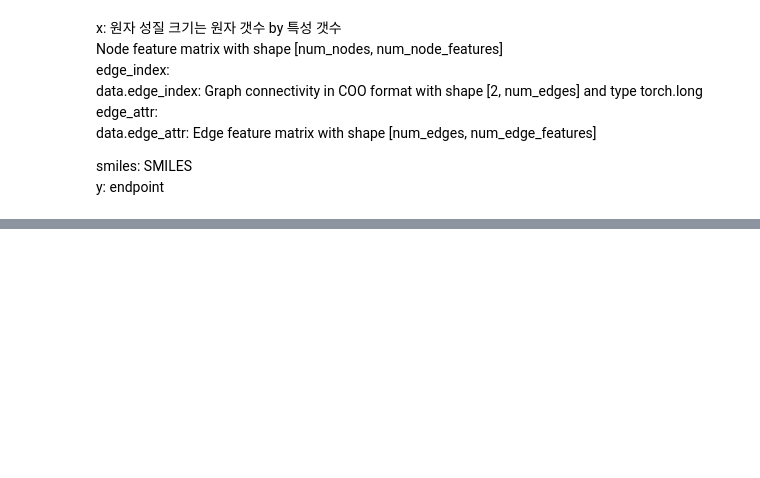
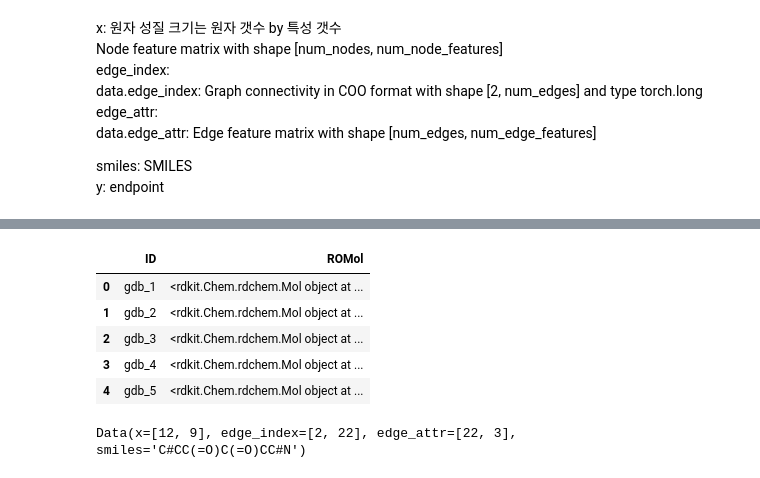
Before and after one commit to chltjs1921/2024_modeling_practice, a Jupyter notebook: Graph_reconstruction.ipynb, the cells around one changed output, grey strips where cells are left out. Saved outputs shown, nothing was run; the diff lists cells and outputs as text; code cells hidden in the pictures; blank space fills up the shorter version.

```diff
--- a/Graph_reconstruction.ipynb
+++ b/Graph_reconstruction.ipynb
@@ -396,0 +497,26 @@ y: endpoint
+# %%
+from rdkit.Chem import Draw, PandasTools
+from rdkit import Chem
+import pandas as pd
+from rdkit.Chem import Descriptors
+from rdkit.ML.Descriptors import MoleculeDescriptors
+
+df_from_sdf = PandasTools.LoadSDF('/content/raw/gdb9.sdf')
+df_from_sdf.head()
+# %% [output]
+|  | ID | ROMol |
+| 0 | gdb_1 | <rdkit.Chem.rdchem.Mol object at ... |
+| 1 | gdb_2 | <rdkit.Chem.rdchem.Mol object at ... |
+| 2 | gdb_3 | <rdkit.Chem.rdchem.Mol object at ... |
+| 3 | gdb_4 | <rdkit.Chem.rdchem.Mol object at ... |
+| 4 | gdb_5 | <rdkit.Chem.rdchem.Mol object at ... |
+# %%
+mol_example = df_from_sdf['ROMol'][42355]
+smi_example = Chem.MolToSmiles(mol_example)
+graph_example = torch_geometric.utils.smiles.from_smiles(smi_example, with_hydrogen=True, kekulize=True)
+graph_example
+#size 차이나는 이유? 수소와 custom(사전 dataset에는 feature들이 추가되어 있음. 원자 즉 edge 2개. 결합 즉 node는 하나 더 추가)
+#근데 무슨 feature?
+#모듈로 만든 기본 그래프로는 과연?
+# %% [output]
+Data(x=[12, 9], edge_index=[2, 22], edge_attr=[22, 3], smiles='C#CC(=O)C(=O)CC#N')
```
Also changed, not shown: parts of 17 cells of this notebook.
